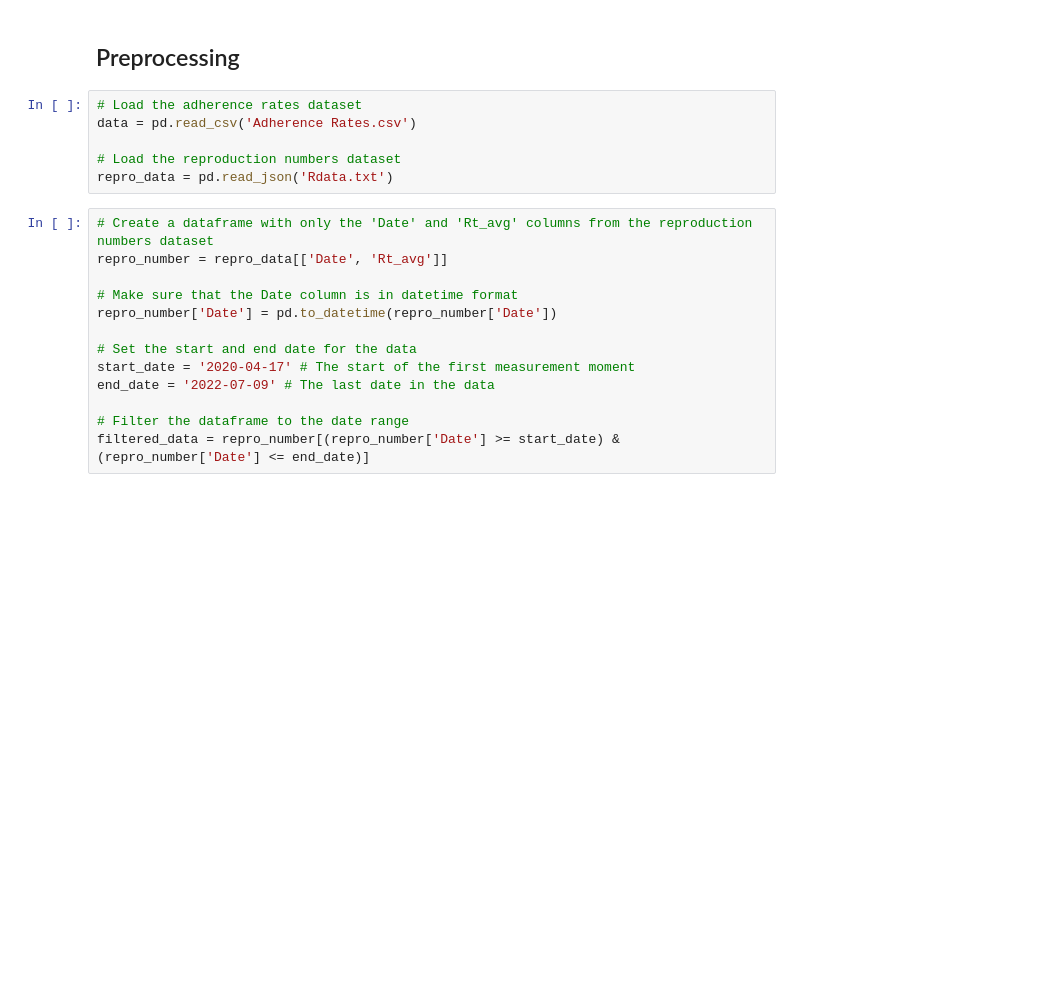
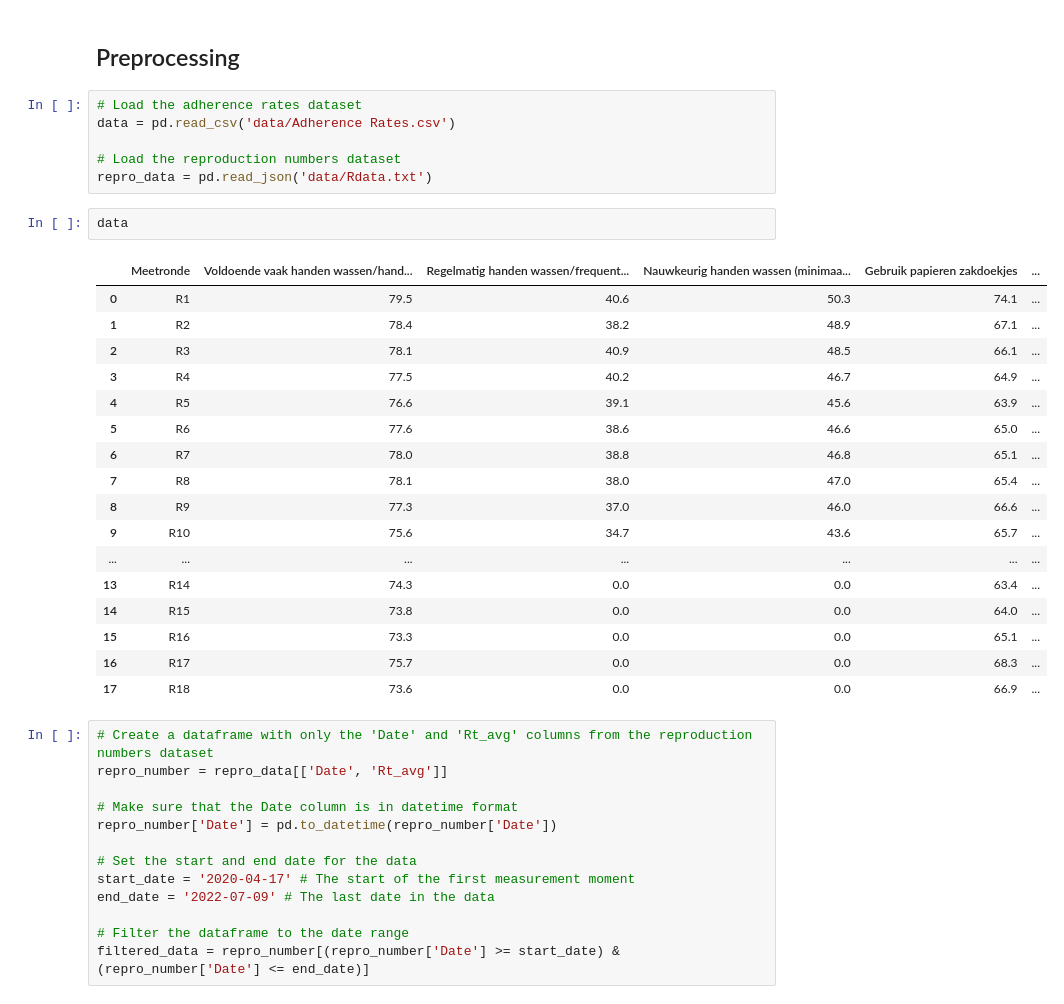
Before and after one commit to siemvanderwoude/Code-Final-Bachelor-Project, a Jupyter notebook: Complete code.ipynb, the cells around one changed output. Cells and saved outputs as stored; diff of their text form; blank space fills up the shorter version.

```diff
--- a/Complete code.ipynb
+++ b/Complete code.ipynb
@@ -21,10 +21,30 @@ import xgboost as xgb
 ## Preprocessing
 # %%
 # Load the adherence rates dataset
-data = pd.read_csv('Adherence Rates.csv')
+data = pd.read_csv('data/Adherence Rates.csv')
 
 # Load the reproduction numbers dataset
-repro_data = pd.read_json('Rdata.txt')
+repro_data = pd.read_json('data/Rdata.txt')
+# %%
+data
+# %% [output]
+|  | Meetronde | Voldoende vaak handen wassen/hand... | Regelmatig handen wassen/frequent... | Nauwkeurig handen wassen (minimaa... | Gebruik papieren zakdoekjes | ... |
+| 0 | R1 | 79.5 | 40.6 | 50.3 | 74.1 | ... |
+| 1 | R2 | 78.4 | 38.2 | 48.9 | 67.1 | ... |
+| 2 | R3 | 78.1 | 40.9 | 48.5 | 66.1 | ... |
+| 3 | R4 | 77.5 | 40.2 | 46.7 | 64.9 | ... |
+| 4 | R5 | 76.6 | 39.1 | 45.6 | 63.9 | ... |
+| 5 | R6 | 77.6 | 38.6 | 46.6 | 65.0 | ... |
+| 6 | R7 | 78.0 | 38.8 | 46.8 | 65.1 | ... |
+| 7 | R8 | 78.1 | 38.0 | 47.0 | 65.4 | ... |
+| 8 | R9 | 77.3 | 37.0 | 46.0 | 66.6 | ... |
+| 9 | R10 | 75.6 | 34.7 | 43.6 | 65.7 | ... |
+| ... | ... | ... | ... | ... | ... | ... |
+| 13 | R14 | 74.3 | 0.0 | 0.0 | 63.4 | ... |
+| 14 | R15 | 73.8 | 0.0 | 0.0 | 64.0 | ... |
+| 15 | R16 | 73.3 | 0.0 | 0.0 | 65.1 | ... |
+| 16 | R17 | 75.7 | 0.0 | 0.0 | 68.3 | ... |
+| 17 | R18 | 73.6 | 0.0 | 0.0 | 66.9 | ... |
 # %%
 # Create a dataframe with only the 'Date' and 'Rt_avg' columns from the reproduction numbers dataset
 repro_number = repro_data[['Date', 'Rt_avg']]
```
Also changed, not shown: parts of 5 cells of this notebook.
